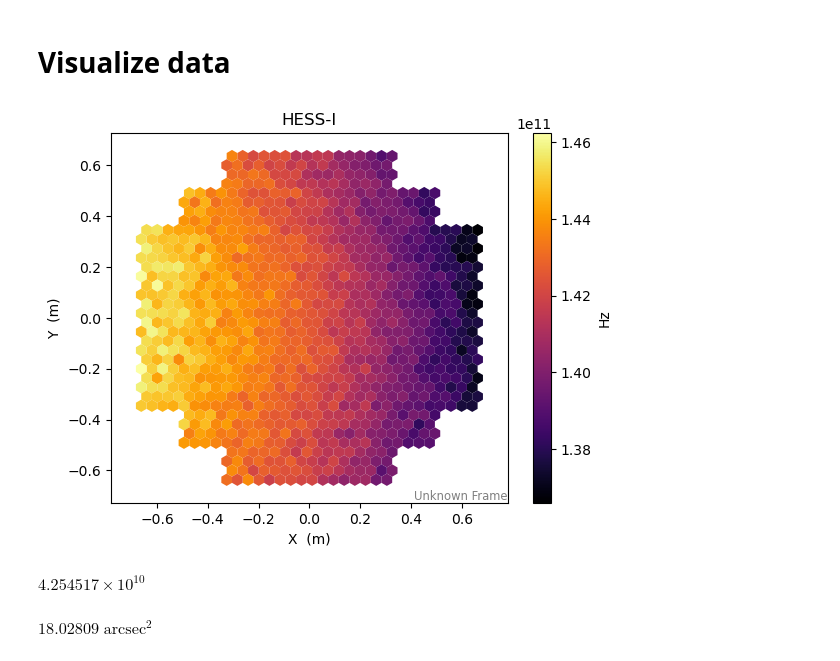
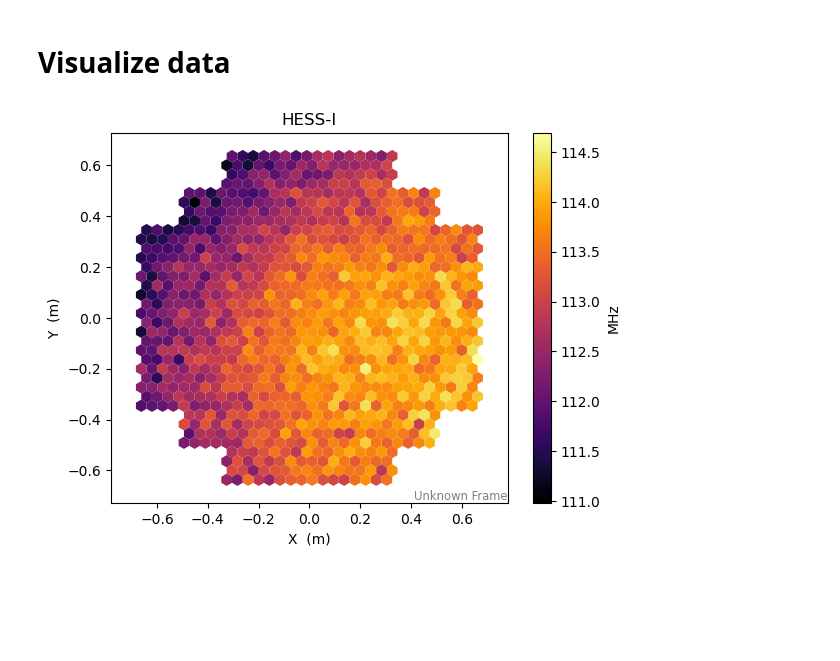
Before and after one commit to GerritRo/nyx, a Jupyter notebook: examples/Test.ipynb, the cells around one changed output. Saved outputs shown, nothing was run; the diff lists cells and outputs as text; code cells hidden in the pictures; blank space fills up the shorter version.

```diff
--- a/examples/Test.ipynb
+++ b/examples/Test.ipynb
@@ -78,8 +78,8 @@ from nyx.core import Observation
 # %%
 rotation = -0.25*u.deg
 location = astropy.coordinates.EarthLocation.from_geodetic(16.5028, -23.27280, 1.8*u.km)
-obstime  = astropy.time.Time('2025-09-28T18:30:16', format='isot', scale='utc')
-target   = SkyCoord.from_name('Vul OB1')
+obstime  = astropy.time.Time('2021-06-04T23:14:16', format='isot', scale='utc')
+target   = SkyCoord.from_name('sgr A*')
 obs = Observation(location, obstime, target, rotation, fov=3*u.deg)
 # %%
 with config_context(grid_dim=4):
@@ -220,7 +202,7 @@ flx = nixify(spectrum*u.arcsec**2, 'flux', wavelength=wavelengths)
 # %%
 from nyx.core.model import Model
 # %%
-pipeline = Model(HESS1, atmo, [jones])
+pipeline = Model(HESS1, atmo, [glow, leinert])
 scene = pipeline.query(obs)
 # %%
 initial_params = scene.get_initial_parameters()
@@ -261,14 +245,6 @@ def ctapipe_disp(cam, rates, ax, label='a.u.', **kwargs):
     return display
 # %%
 fig, ax = plt.subplots()
-disp = ctapipe_disp(cam, img, ax, label='Hz')
+disp = ctapipe_disp(cam, img/1e6, ax, label='MHz')
 # %% [output]
-[figure, old version]
+[figure, new version]
-# %%
-(1*u.sr / (1*u.arcsec**2)).to(u.dimensionless_unscaled)
-# %% [output]
-$4.254517 \times 10^{10} \; \mathrm{}$
-# %%
-(4.2374e-10 * u.sr).to(u.arcsec**2)
-# %% [output]
-$18.02809 \; \mathrm{arcsec^{2}}$
```
Also changed, not shown: parts of 15 cells of this notebook, 2 other files.
